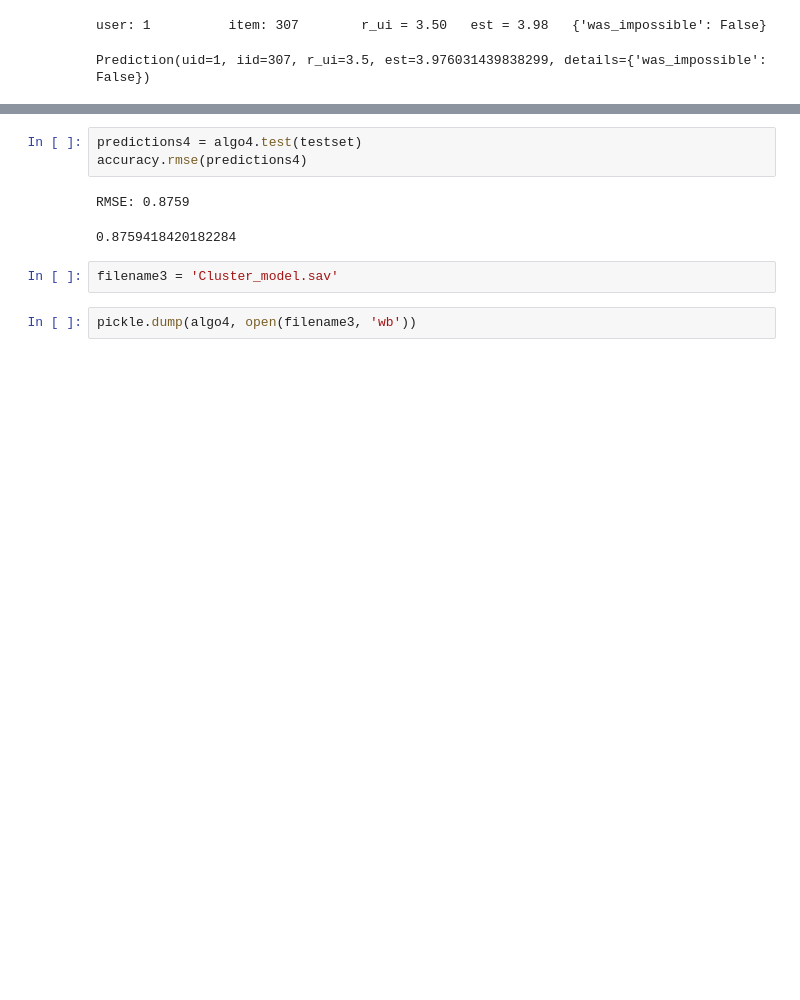
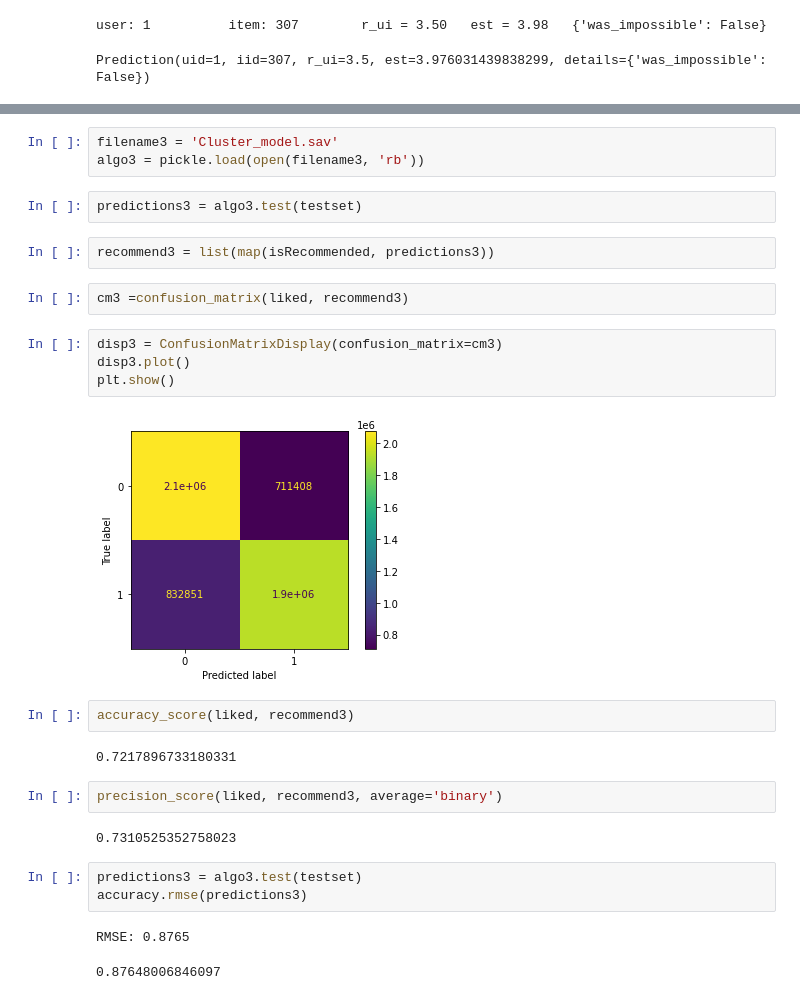
Before and after one commit to hoanganhlinh/WB_Asia_Laura_Pawel, a Jupyter notebook: Model2.ipynb, the cells around one changed output, grey strips where cells are left out. Saved outputs shown, nothing was run; the diff lists cells and outputs as text; blank space fills up the shorter version.

```diff
--- a/Model2.ipynb
+++ b/Model2.ipynb
@@ -108,10 +142,29 @@ Deprecated in NumPy 1.20; for more details and guidance: https://numpy.org/devdo
+# %%
+filename3 = 'Cluster_model.sav'
+algo3 = pickle.load(open(filename3, 'rb'))
+# %%
+predictions3 = algo3.test(testset)
+# %%
+recommend3 = list(map(isRecommended, predictions3))
+# %%
+cm3 =confusion_matrix(liked, recommend3)
+# %%
+disp3 = ConfusionMatrixDisplay(confusion_matrix=cm3)
+disp3.plot()
+plt.show()
+# %% [output]
+[figure, added]
+# %%
+accuracy_score(liked, recommend3)
+# %% [output]
+0.7217896733180331
+# %%
+precision_score(liked, recommend3, average='binary')
+# %% [output]
+0.7310525352758023
 # %%
-predictions4 = algo4.test(testset)
-accuracy.rmse(predictions4)
+predictions3 = algo3.test(testset)
+accuracy.rmse(predictions3)
 # %% [output]
-RMSE: 0.8759
+RMSE: 0.8765
-0.8759418420182284
+0.87648006846097
-# %%
-filename3 = 'Cluster_model.sav'
-# %%
-pickle.dump(algo4, open(filename3, 'wb'))
```
Also changed, not shown: parts of 38 cells of this notebook.
